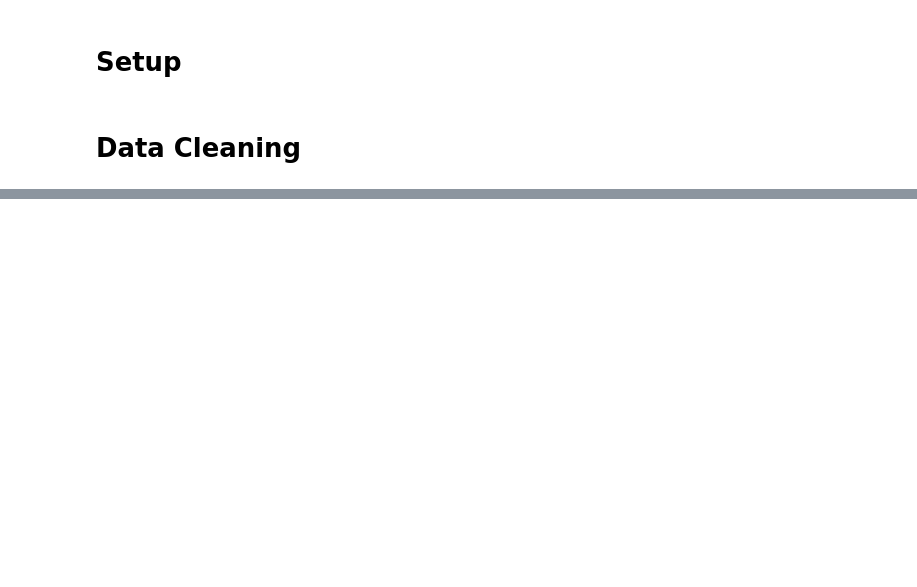
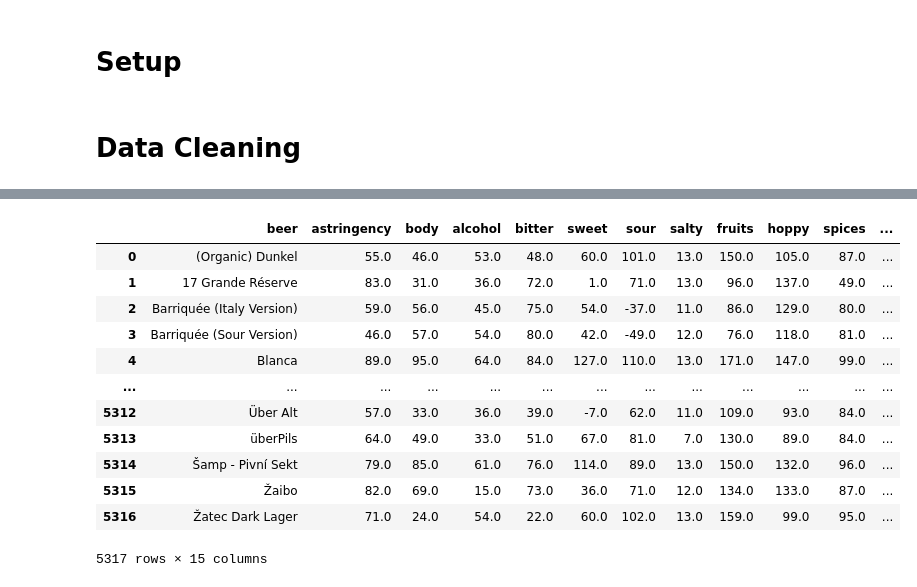
Before and after one commit to BrandonLuong/Beer-Analysis, a Jupyter notebook: DataCheckpointGroup_039-Fa22.ipynb, the cells around one changed output, grey strips where cells are left out. Saved outputs shown, nothing was run; the diff lists cells and outputs as text; code cells hidden in the pictures; blank space fills up the shorter version.

Commit message:
data cleaning

```diff
--- a/DataCheckpointGroup_039-Fa22.ipynb
+++ b/DataCheckpointGroup_039-Fa22.ipynb
@@ -39,0 +115,4 @@ Describe your data cleaning steps here.
+# %%
+# drop rows that contain missing beer entries
+beer_data_set = beer_data_set[beer_data_set['beer'].notna()]
+beer_data_set
@@ -39,0 +133,9 @@ Describe your data cleaning steps here.
+# %%
+# group the descriptors into three groups: 'flavor and aroma', 'mouthfeel', 'taste'
+mouthfeel = ['astringency',	'body',	'alcohol']
+taste = ['bitter', 'sweet', 'sour', 'salty']
+flavor_and_aroma = ['fruits', 'hoppy', 'spices', 'malty']
+beer_data_set['mouthfeel'] = beer_data_set[mouthfeel].sum(axis=1)
+beer_data_set['taste'] = beer_data_set[taste].sum(axis=1)
+beer_data_set['flavor_and_aroma'] = beer_data_set[flavor_and_aroma].sum(axis=1)
+beer_data_set
@@ -39,0 +171,4 @@ Describe your data cleaning steps here.
+# %%
+# aggregated the style of beers into common groups. ex: IPA, Lager, etc.
+beer_data_set['style'] = beer_data_set['style'].apply(lambda x: x.split('-')[0])
+beer_data_set
@@ -39,0 +231,4 @@ Describe your data cleaning steps here.
+# %%
+# aggregate the data so that there is only one review for each beer
+beer_data_set = beer_data_set.groupby('beer').mean().reset_index()
+beer_data_set
@@ -39,0 +249,22 @@ Describe your data cleaning steps here.
+# %%
+# check if the values in the descriptors aren't greater than the amount of descriptive words
+check_desc = beer_data_set.set_index('beer').iloc[:, 5:].reset_index()
+for desc in description_df.columns:
+    check_desc[desc] = description_df[desc].dropna().count() - check_desc[desc]
+
+# we can see that there are some negative values in the descriptor fields. This implies that the same word was used more than once to describe the beer.
+check_desc
+# %% [output]
+|  | beer | astringency | body | alcohol | bitter | sweet | sour | salty | fruits | hoppy | spices | ... |
+| 0 | (Organic) Dunkel | 55.0 | 46.0 | 53.0 | 48.0 | 60.0 | 101.0 | 13.0 | 150.0 | 105.0 | 87.0 | ... |
+| 1 | 17 Grande Réserve | 83.0 | 31.0 | 36.0 | 72.0 | 1.0 | 71.0 | 13.0 | 96.0 | 137.0 | 49.0 | ... |
+| 2 | Barriquée (Italy Version) | 59.0 | 56.0 | 45.0 | 75.0 | 54.0 | -37.0 | 11.0 | 86.0 | 129.0 | 80.0 | ... |
+| 3 | Barriquée (Sour Version) | 46.0 | 57.0 | 54.0 | 80.0 | 42.0 | -49.0 | 12.0 | 76.0 | 118.0 | 81.0 | ... |
+| 4 | Blanca | 89.0 | 95.0 | 64.0 | 84.0 | 127.0 | 110.0 | 13.0 | 171.0 | 147.0 | 99.0 | ... |
+| ... | ... | ... | ... | ... | ... | ... | ... | ... | ... | ... | ... | ... |
+| 5312 | Über Alt | 57.0 | 33.0 | 36.0 | 39.0 | -7.0 | 62.0 | 11.0 | 109.0 | 93.0 | 84.0 | ... |
+| 5313 | überPils | 64.0 | 49.0 | 33.0 | 51.0 | 67.0 | 81.0 | 7.0 | 130.0 | 89.0 | 84.0 | ... |
+| 5314 | Šamp - Pivní Sekt | 79.0 | 85.0 | 61.0 | 76.0 | 114.0 | 89.0 | 13.0 | 150.0 | 132.0 | 96.0 | ... |
+| 5315 | Žaibo | 82.0 | 69.0 | 15.0 | 73.0 | 36.0 | 71.0 | 12.0 | 134.0 | 133.0 | 87.0 | ... |
+| 5316 | Žatec Dark Lager | 71.0 | 24.0 | 54.0 | 22.0 | 60.0 | 102.0 | 13.0 | 159.0 | 99.0 | 95.0 | ... |
+5317 rows × 15 columns
```
Also changed, not shown: parts of 23 cells of this notebook, 3 other files.
